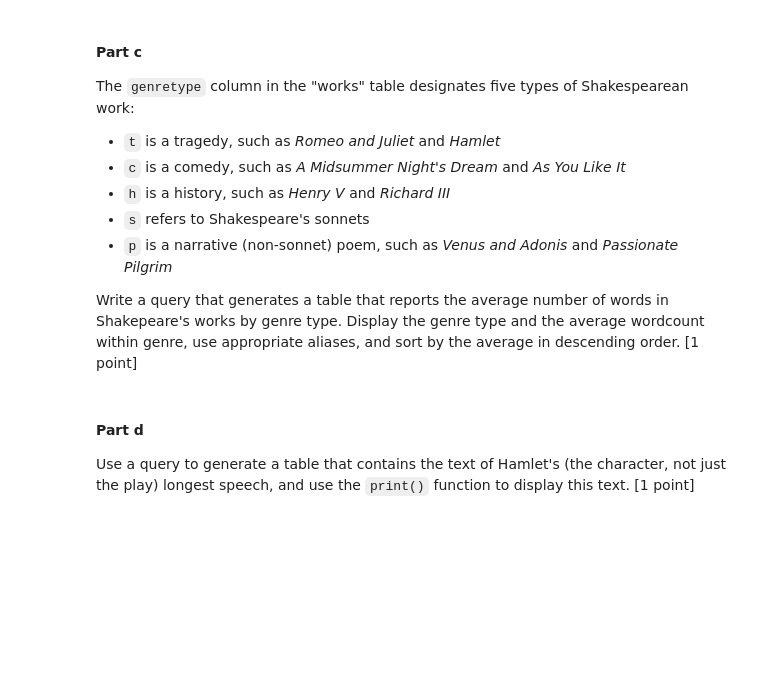
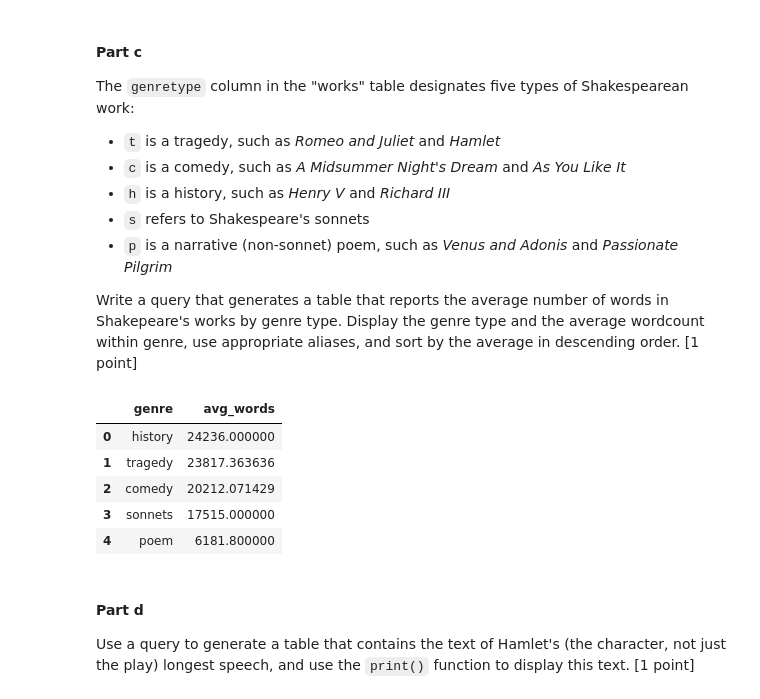
Before and after one commit to leek10/ds6001databases, a Jupyter notebook: Lab7.ipynb, the cells around one changed output. Drawn from its saved outputs; the diff is of its cells as text; code cells hidden in the pictures; blank space fills up the shorter version.

```diff
--- a/Lab7.ipynb
+++ b/Lab7.ipynb
@@ -103,6 +169,30 @@ The `genretype` column in the "works" table designates five types of Shakespeare
 * `p` is a narrative (non-sonnet) poem, such as *Venus and Adonis* and *Passionate Pilgrim*
 
 Write a query that generates a table that reports the average number of words in Shakepeare's works by genre type. Display the genre type and the average wordcount within genre, use appropriate aliases, and sort by the average in descending order. [1 point]
+# %%
+query_c = '''
+SELECT
+    CASE
+        WHEN w.genretype = 't' THEN 'tragedy'
+        WHEN w.genretype = 'c' THEN 'comedy'
+        WHEN w.genretype = 'h' THEN 'history'
+        WHEN w.genretype = 's' THEN 'sonnets'
+        WHEN w.genretype = 'p' THEN 'poem'
+    END AS genre,
+    AVG(w.totalwords) AS avg_words
+    FROM works w
+GROUP BY w.genretype
+ORDER BY avg_words DESC
+'''
+
+pd.read_sql_query(query_c, engine)
+# %% [output]
+|  | genre | avg_words |
+| 0 | history | 24236.000000 |
+| 1 | tragedy | 23817.363636 |
+| 2 | comedy | 20212.071429 |
+| 3 | sonnets | 17515.000000 |
+| 4 | poem | 6181.800000 |
 # %% [markdown]
 #### Part d
 Use a query to generate a table that contains the text of Hamlet's (the character, not just the play) longest speech, and use the `print()` function to display this text. [1 point]
```
Also changed, not shown: parts of 8 cells of this notebook.
